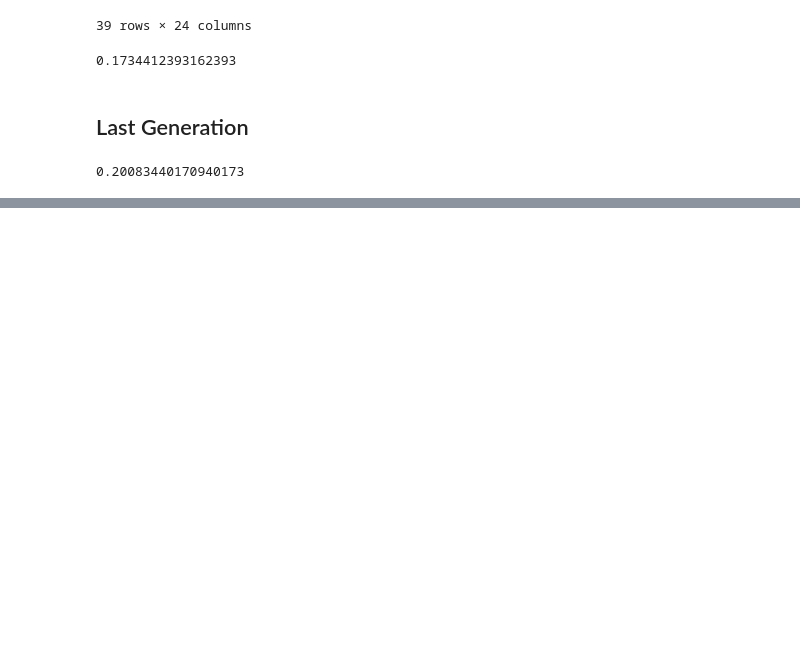
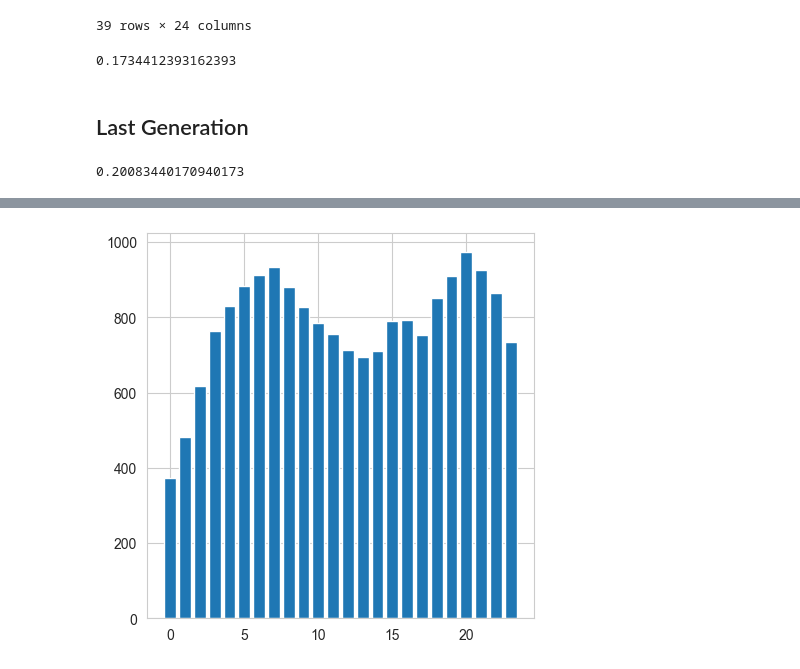
Before and after one commit to KarelMacek/zephyros, a Jupyter notebook: my_notebook.ipynb, the cells around one changed output, grey strips where cells are left out. Saved outputs shown, nothing was run; the diff lists cells and outputs as text; code cells hidden in the pictures; blank space fills up the shorter version.

```diff
--- a/my_notebook.ipynb
+++ b/my_notebook.ipynb
@@ -1572,0 +1590,2 @@ mean_absolute_error(y_test, dummy_predict_previous(X_test))
+# %%
+y_test_pred = model.predict(X_test)
@@ -1572,0 +1594,6 @@ mean_absolute_error(y_test, dummy_predict_previous(X_test))
+# %%
+max_windfarm_output = 2_000
+wind_farm_output_forecast = max_windfarm_output * y_test_pred[0, :]
+plt.bar(range(len(wind_farm_output_forecast)), wind_farm_output_forecast);
+# %% [output]
+[figure, added]
```
Also changed, not shown: parts of 21 cells of this notebook.
